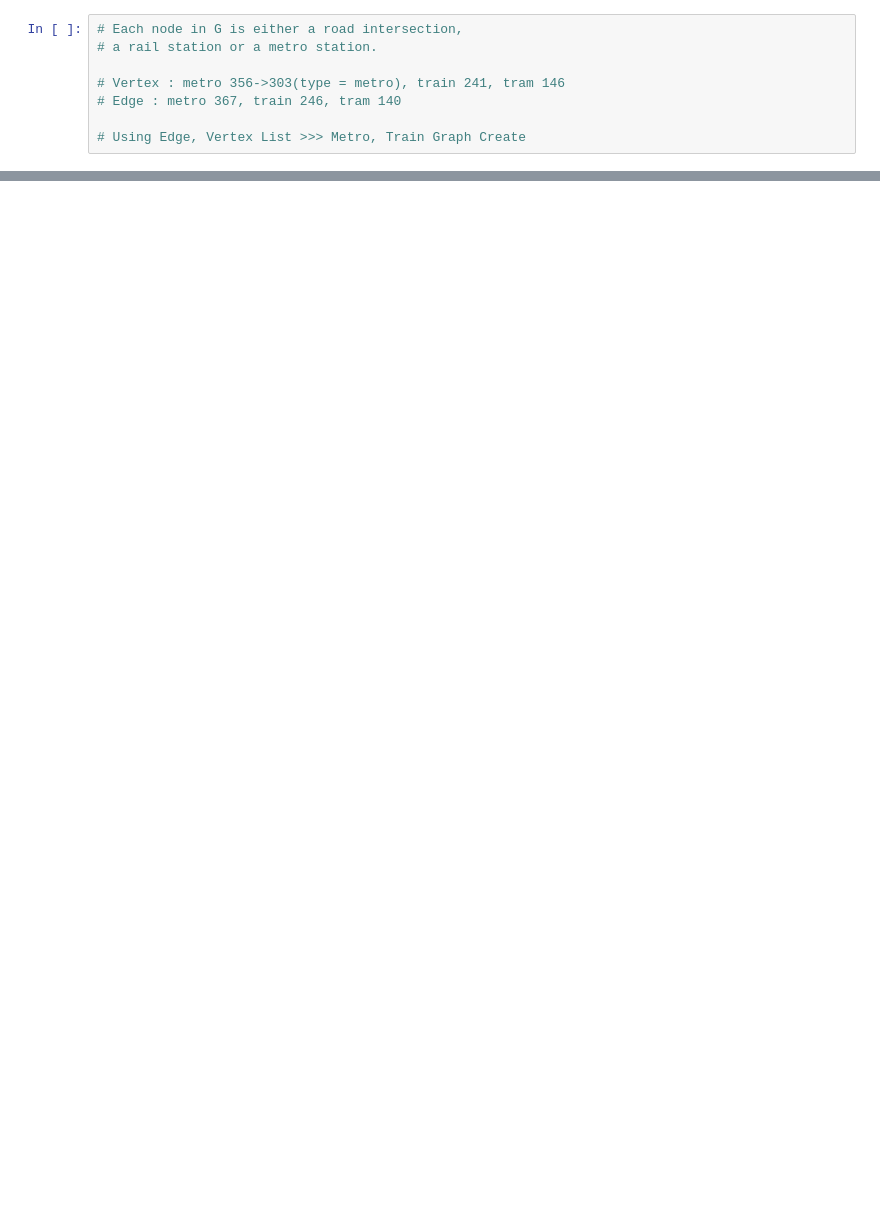
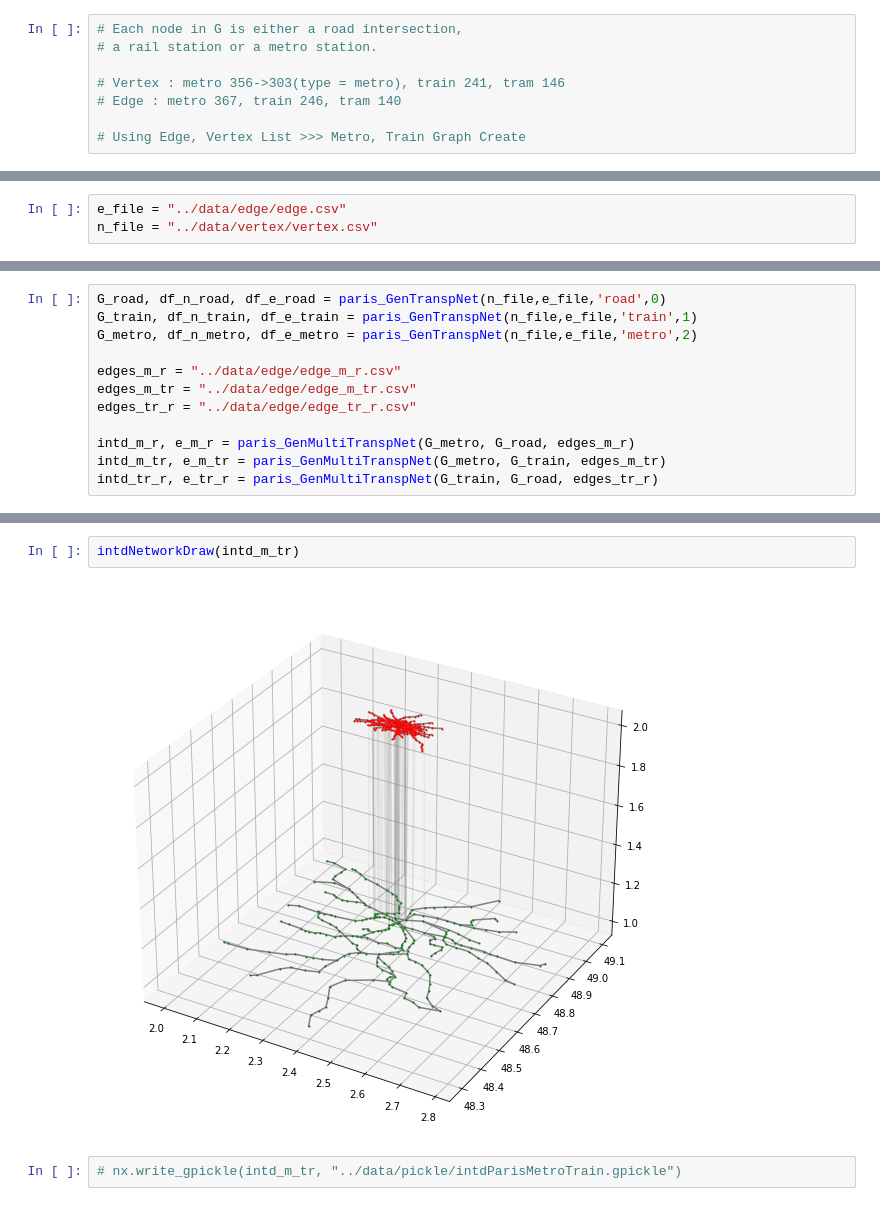
Before and after one commit to pbonazzi/network-cascade-failure, a Jupyter notebook: notebooks/gen_realnet.ipynb, the cells around one changed output, grey strips where cells are left out. Cells and saved outputs as stored; diff of their text form; blank space fills up the shorter version.

```diff
--- a/notebooks/gen_realnet.ipynb
+++ b/notebooks/gen_realnet.ipynb
@@ -117,0 +26,3 @@ df = nx.to_pandas_adjacency(I)
+# %%
+e_file = "../data/edge/edge.csv"
+n_file = "../data/vertex/vertex.csv"
@@ -117,0 +98,12 @@ df = nx.to_pandas_adjacency(I)
+# %%
+G_road, df_n_road, df_e_road = paris_GenTranspNet(n_file,e_file,'road',0)
+G_train, df_n_train, df_e_train = paris_GenTranspNet(n_file,e_file,'train',1)
+G_metro, df_n_metro, df_e_metro = paris_GenTranspNet(n_file,e_file,'metro',2)
+
+edges_m_r = "../data/edge/edge_m_r.csv"
+edges_m_tr = "../data/edge/edge_m_tr.csv"
+edges_tr_r = "../data/edge/edge_tr_r.csv"
+
+intd_m_r, e_m_r = paris_GenMultiTranspNet(G_metro, G_road, edges_m_r)
+intd_m_tr, e_m_tr = paris_GenMultiTranspNet(G_metro, G_train, edges_m_tr)
+intd_tr_r, e_tr_r = paris_GenMultiTranspNet(G_train, G_road, edges_tr_r)
@@ -117,0 +129,6 @@ df = nx.to_pandas_adjacency(I)
+# %%
+intdNetworkDraw(intd_m_tr)
+# %% [output]
+[figure, added]
+# %%
+# nx.write_gpickle(intd_m_tr, "../data/pickle/intdParisMetroTrain.gpickle")
```
Also changed, not shown: parts of 32 cells of this notebook, 15 other files.
